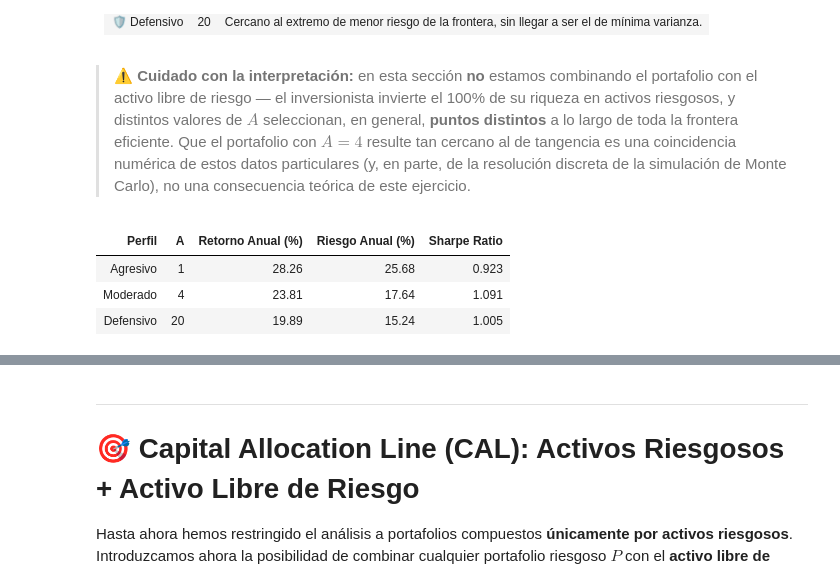
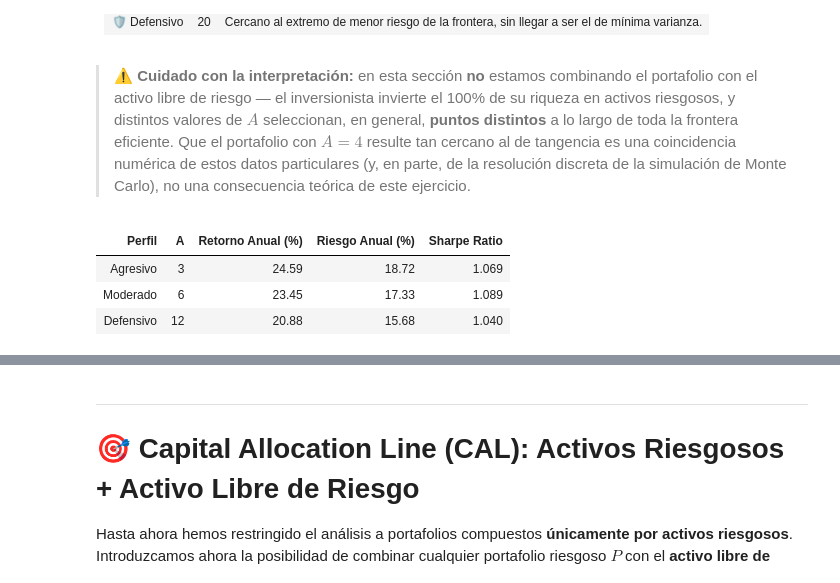
Before and after one commit to fdiaz1968/Finance-MBA, a Jupyter notebook: Drafts/2_Portfolio.ipynb, the cells around one changed output, grey strips where cells are left out. Cells and saved outputs as stored; diff of their text form; code cells hidden in the pictures.

```diff
--- a/Drafts/2_Portfolio.ipynb
+++ b/Drafts/2_Portfolio.ipynb
@@ -1213,7 +1213,7 @@ No existe un valor "correcto" de $A$: en la práctica se estima mediante encuest
 # Perfiles de aversión al riesgo a evaluar
 perfiles <- tibble(
   Perfil = c("Agresivo", "Moderado", "Defensivo"),
-  A = c(1, 4, 20)
+  A = c(3, 6, 12)
 )
 
 optimal_portfolios <- lapply(seq_len(nrow(perfiles)), function(i) {
@@ -1225,36 +1225,36 @@ optimal_portfolios <- lapply(seq_len(nrow(perfiles)), function(i) {
   optimo
 }) |> bind_rows()
 
 # Fijamos el orden de los niveles (Agresivo -> Moderado -> Defensivo)
 # para que se respete tanto en la tabla como en la leyenda del gráfico
 optimal_portfolios$Perfil <- factor(optimal_portfolios$Perfil, levels = perfiles$Perfil)
 
 # Etiqueta para la leyenda del gráfico, con el valor de A y el Sharpe Ratio de cada perfil.
 # Se construye a partir de los valores calculados (no quedan fijos), por lo que
 # se actualiza automáticamente si el notebook se vuelve a ejecutar con datos nuevos.
 optimal_portfolios <- optimal_portfolios |>
   mutate(Etiqueta = sprintf("%s (A=%g, SR=%.3f)", Perfil, A, SharpeRatio))
 optimal_portfolios$Etiqueta <- factor(optimal_portfolios$Etiqueta, levels = optimal_portfolios$Etiqueta)
 
 colores_perfil <- c("Agresivo" = "#d62728", "Moderado" = "#ff7f0e", "Defensivo" = "#2ca02c")
 colores_etiqueta <- setNames(colores_perfil[as.character(optimal_portfolios$Perfil)],
                               optimal_portfolios$Etiqueta)
 
 suppressPackageStartupMessages(library(knitr))
 suppressPackageStartupMessages(library(IRdisplay))
 
 optimal_portfolios |>
   transmute(Perfil, A, `Retorno Anual (%)` = round(Return * 100, 2),
             `Riesgo Anual (%)` = round(Risk * 100, 2),
             `Sharpe Ratio` = round(SharpeRatio, 3)) |>
   kable(format = "html", align = c("l", "c", "r", "r", "r")) |>
   as.character() |>
   display_html()
 # %% [output]
 | Perfil | A | Retorno Anual (%) | Riesgo Anual (%) | Sharpe Ratio |
-| Agresivo | 1 | 28.26 | 25.68 | 0.923 |
-| Moderado | 4 | 23.81 | 17.64 | 1.091 |
-| Defensivo | 20 | 19.89 | 15.24 | 1.005 |
+| Agresivo | 3 | 24.59 | 18.72 | 1.069 |
+| Moderado | 6 | 23.45 | 17.33 | 1.089 |
+| Defensivo | 12 | 20.88 | 15.68 | 1.040 |
 # %%
 # Frontera Eficiente con los tres portafolios óptimos según aversión al riesgo
 p_utilidad <- portfolio_values |>
```
Also changed, not shown: parts of 16 cells of this notebook.
